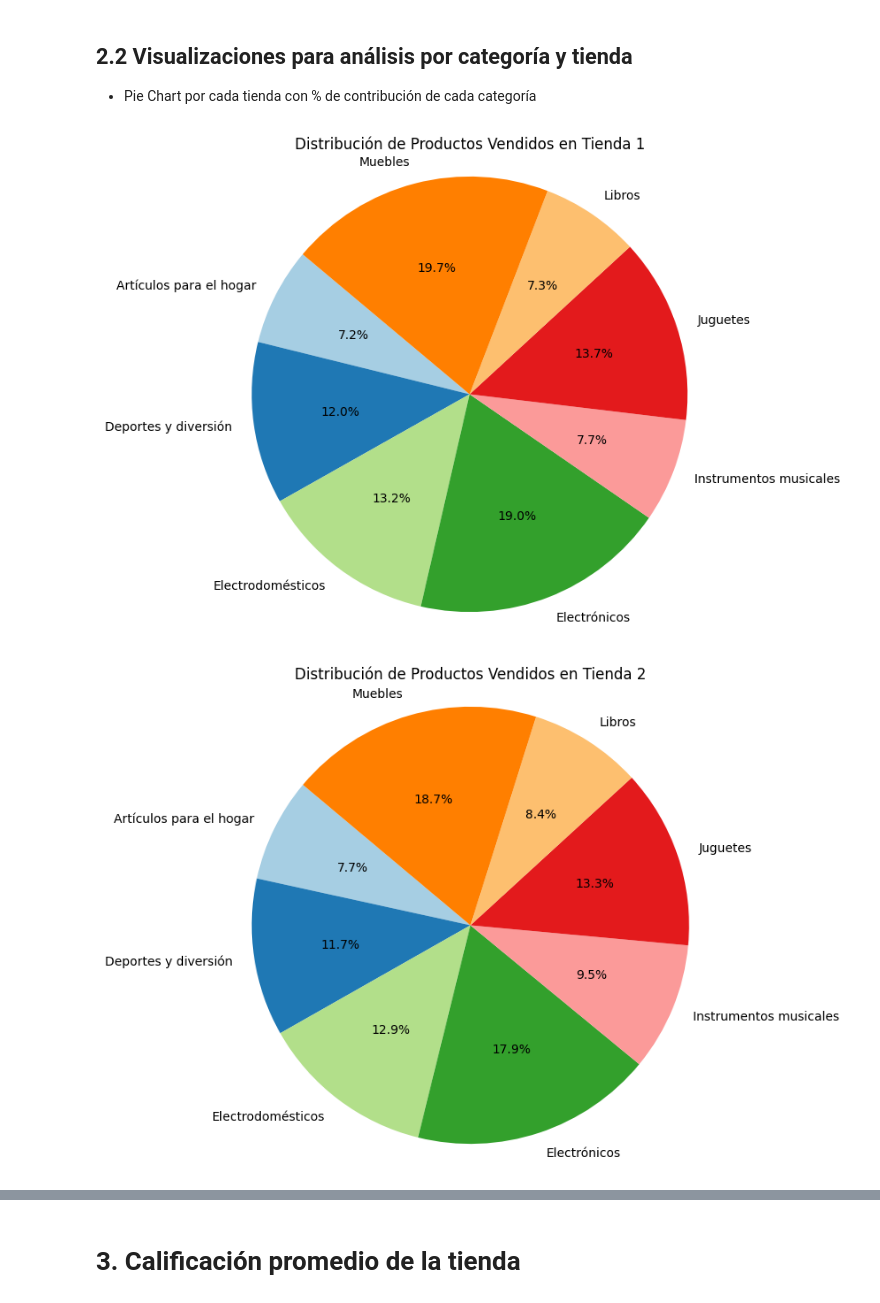
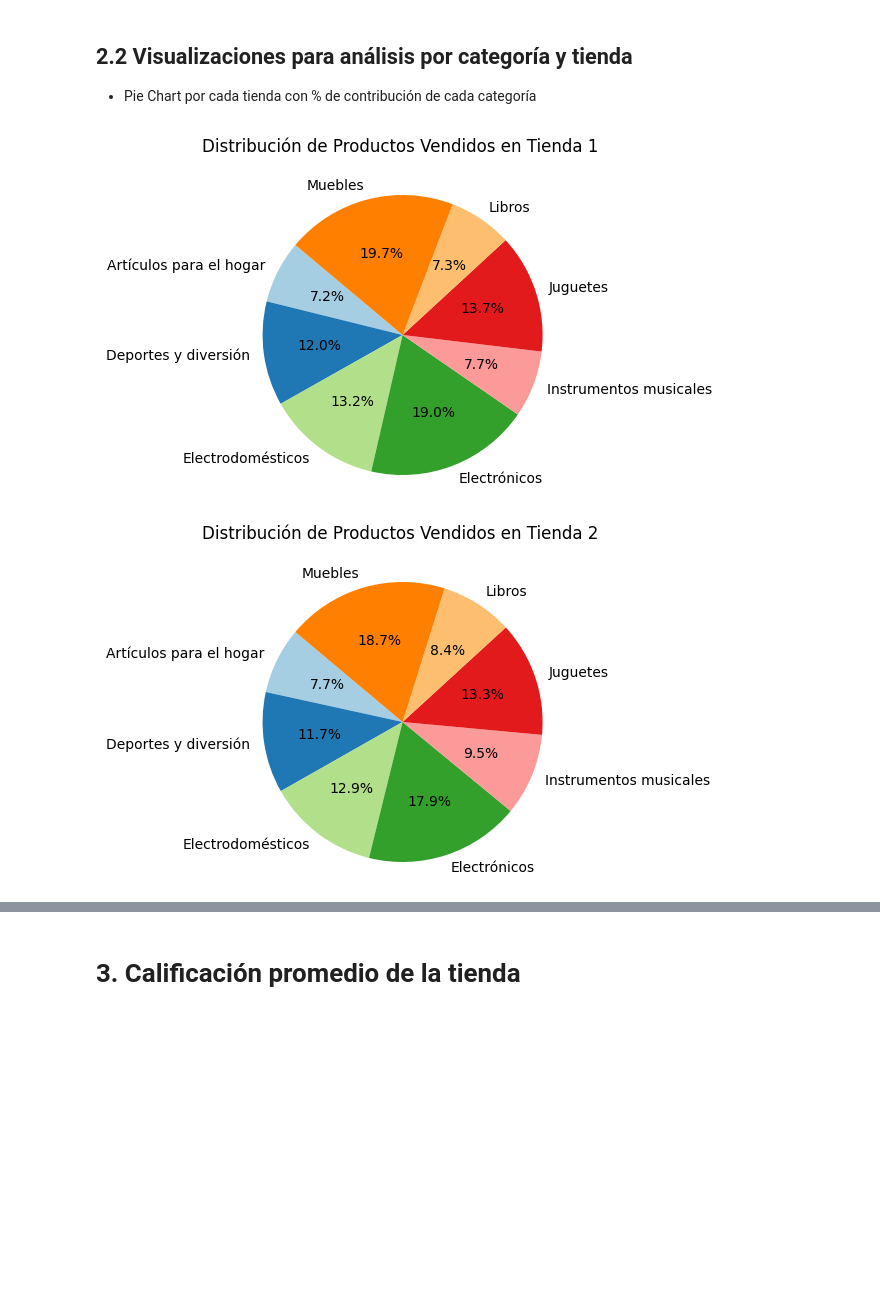
Before and after one commit to MaxCPietro/Challenge-PythonG8, a Jupyter notebook: AnalisisFacturacion_G8_C2.ipynb, the cells around one changed output, grey strips where cells are left out. Cells and saved outputs as stored; diff of their text form; code cells hidden in the pictures; blank space fills up the shorter version.

```diff
--- a/AnalisisFacturacion_G8_C2.ipynb
+++ b/AnalisisFacturacion_G8_C2.ipynb
@@ -249,22 +249,23 @@ print(categoriasVend)
 # %%
 import matplotlib.pyplot as plt
 
 # Graficar pie chart para cada tienda
 for tienda in categoriasVend['tienda'].unique():
     # Filtrar los datos para la tienda actual
     tienda_data = categoriasVend[categoriasVend['tienda'] == tienda]
 
     # Crear el gráfico de pie
-    plt.figure(figsize=(7,7))
+    plt.figure(figsize=(7,4))
     plt.pie(tienda_data['cantidad'],
             labels=tienda_data['Categoría del Producto'],
             autopct='%1.1f%%',
             startangle=140,
             colors=plt.cm.Paired.colors)
 
-    plt.title(f'Distribución de Productos Vendidos en Tienda {tienda}')
+    plt.title(f'Distribución de Productos Vendidos en Tienda {tienda} \n')
     plt.axis('equal')  # Hace el círculo bien redondo
     plt.show()
+    print("\n")
 # %% [output]
-[figure, old version]
+[figure, new version]
-[figure, old version]
+[figure, new version]
```
Also changed, not shown: parts of 1 cell of this notebook.
